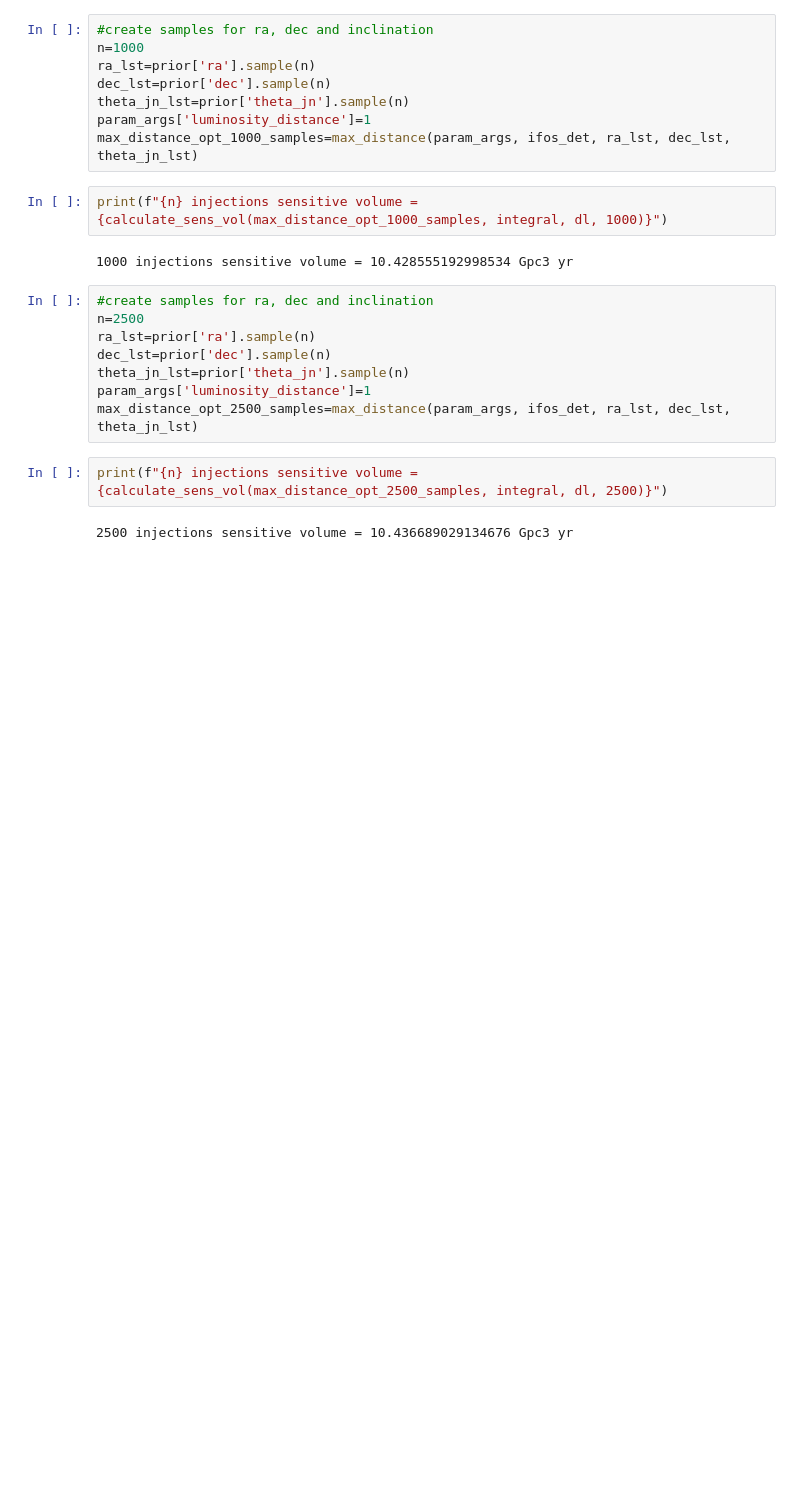
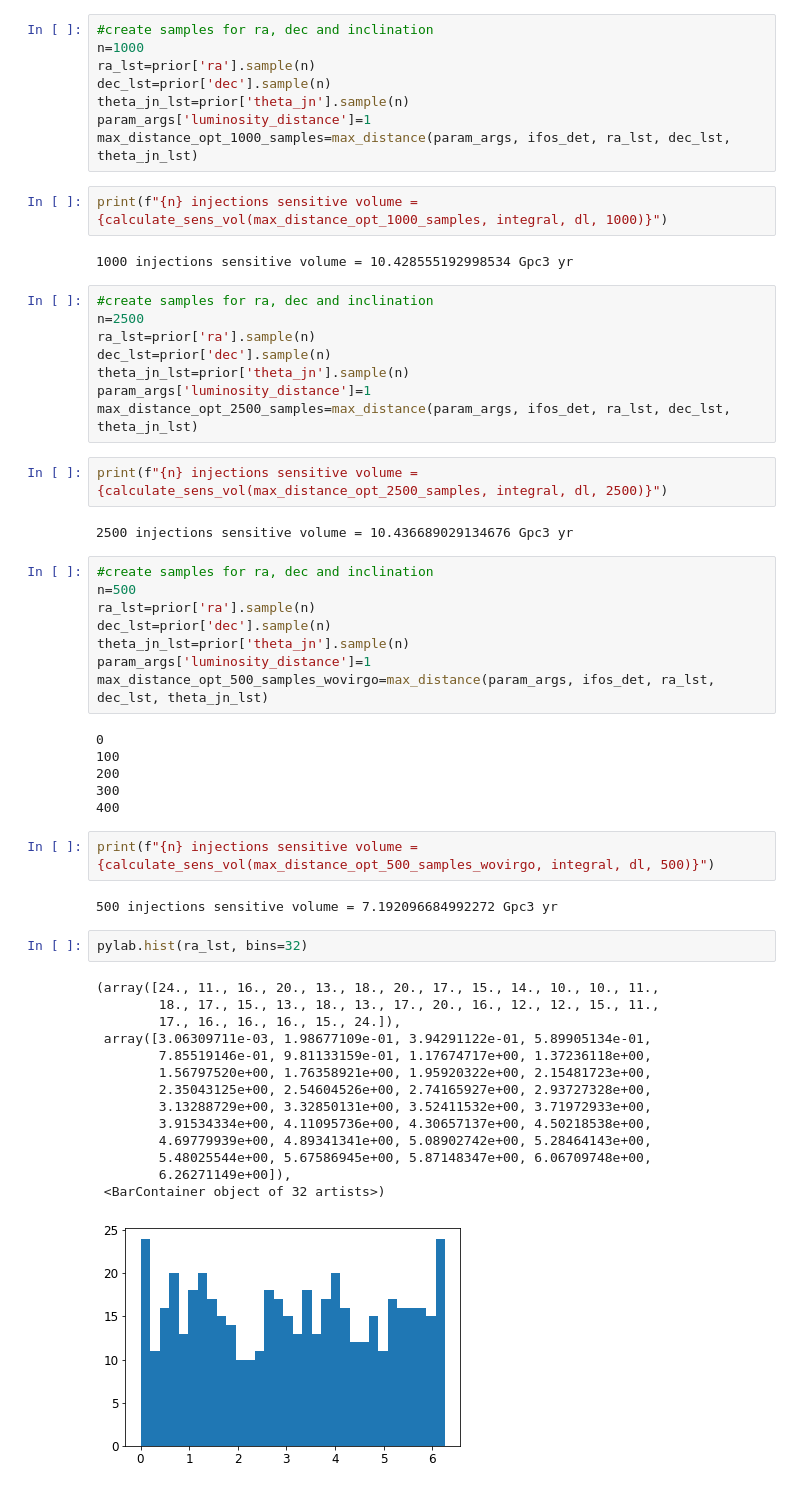
Before and after one commit to danielahyano/ligo-summer-2022, a Jupyter notebook: time-volume.ipynb, the cells around one changed output. Saved outputs shown, nothing was run; the diff lists cells and outputs as text; blank space fills up the shorter version.

```diff
--- a/time-volume.ipynb
+++ b/time-volume.ipynb
@@ -169,3 +169,38 @@ max_distance_opt_2500_samples=max_distance(param_args, ifos_det, ra_lst, dec_lst
 print(f"{n} injections sensitive volume = {calculate_sens_vol(max_distance_opt_2500_samples, integral, dl, 2500)}")
 # %% [output]
 2500 injections sensitive volume = 10.436689029134676 Gpc3 yr
+# %%
+#create samples for ra, dec and inclination
+n=500
+ra_lst=prior['ra'].sample(n)
+dec_lst=prior['dec'].sample(n)
+theta_jn_lst=prior['theta_jn'].sample(n)
+param_args['luminosity_distance']=1
+max_distance_opt_500_samples_wovirgo=max_distance(param_args, ifos_det, ra_lst, dec_lst, theta_jn_lst)
+# %% [output]
+0
+100
+200
+300
+400
+# %%
+print(f"{n} injections sensitive volume = {calculate_sens_vol(max_distance_opt_500_samples_wovirgo, integral, dl, 500)}")
+# %% [output]
+500 injections sensitive volume = 7.192096684992272 Gpc3 yr
+# %%
+pylab.hist(ra_lst, bins=32)
+# %% [output]
+(array([24., 11., 16., 20., 13., 18., 20., 17., 15., 14., 10., 10., 11.,
+        18., 17., 15., 13., 18., 13., 17., 20., 16., 12., 12., 15., 11.,
+        17., 16., 16., 16., 15., 24.]),
+ array([3.06309711e-03, 1.98677109e-01, 3.94291122e-01, 5.89905134e-01,
+        7.85519146e-01, 9.81133159e-01, 1.17674717e+00, 1.37236118e+00,
+        1.56797520e+00, 1.76358921e+00, 1.95920322e+00, 2.15481723e+00,
+        2.35043125e+00, 2.54604526e+00, 2.74165927e+00, 2.93727328e+00,
+        3.13288729e+00, 3.32850131e+00, 3.52411532e+00, 3.71972933e+00,
+        3.91534334e+00, 4.11095736e+00, 4.30657137e+00, 4.50218538e+00,
+        4.69779939e+00, 4.89341341e+00, 5.08902742e+00, 5.28464143e+00,
+        5.48025544e+00, 5.67586945e+00, 5.87148347e+00, 6.06709748e+00,
+        6.26271149e+00]),
+ <BarContainer object of 32 artists>)
+[figure, added]
```
Also changed, not shown: parts of 8 cells of this notebook.
